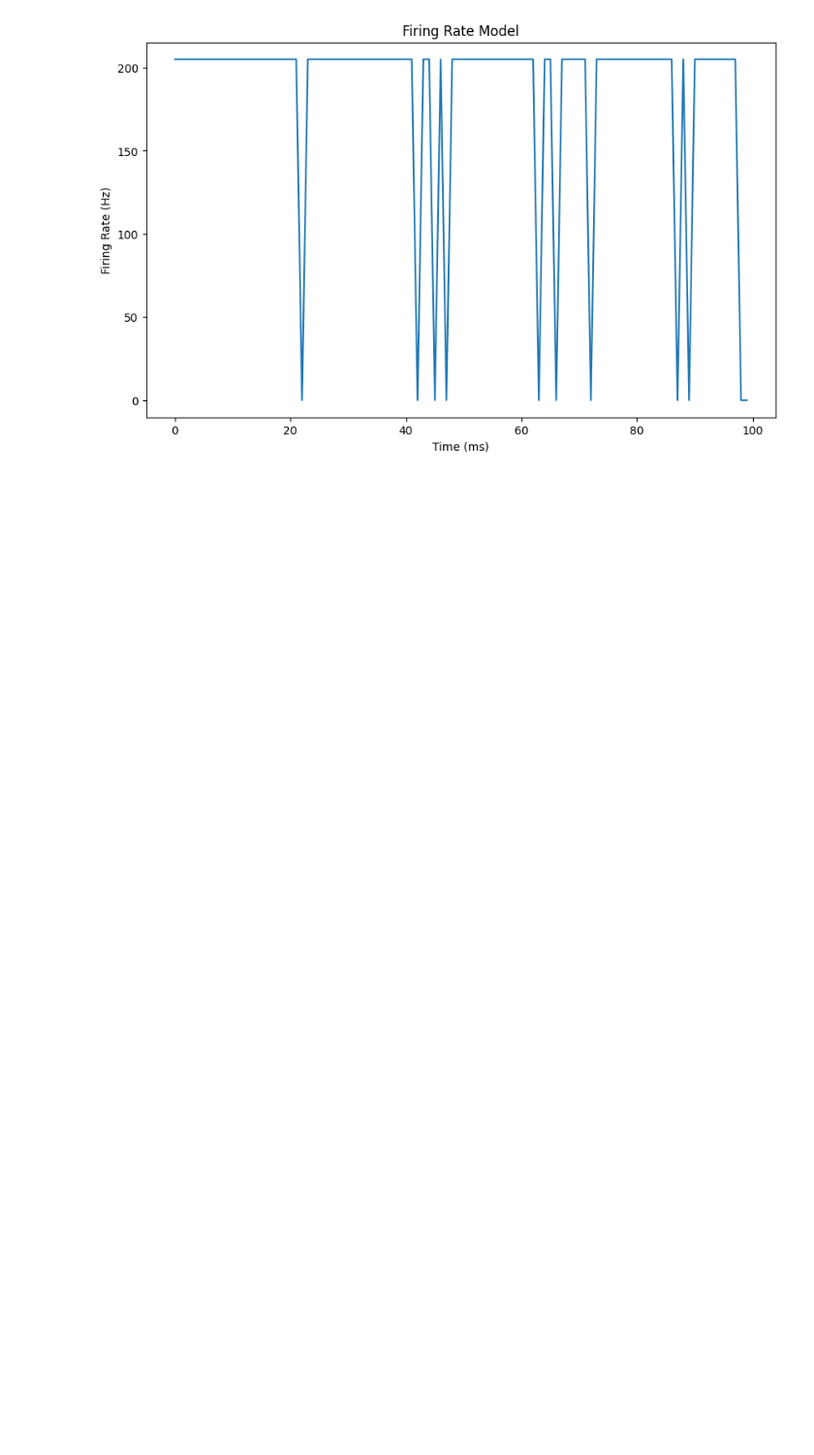
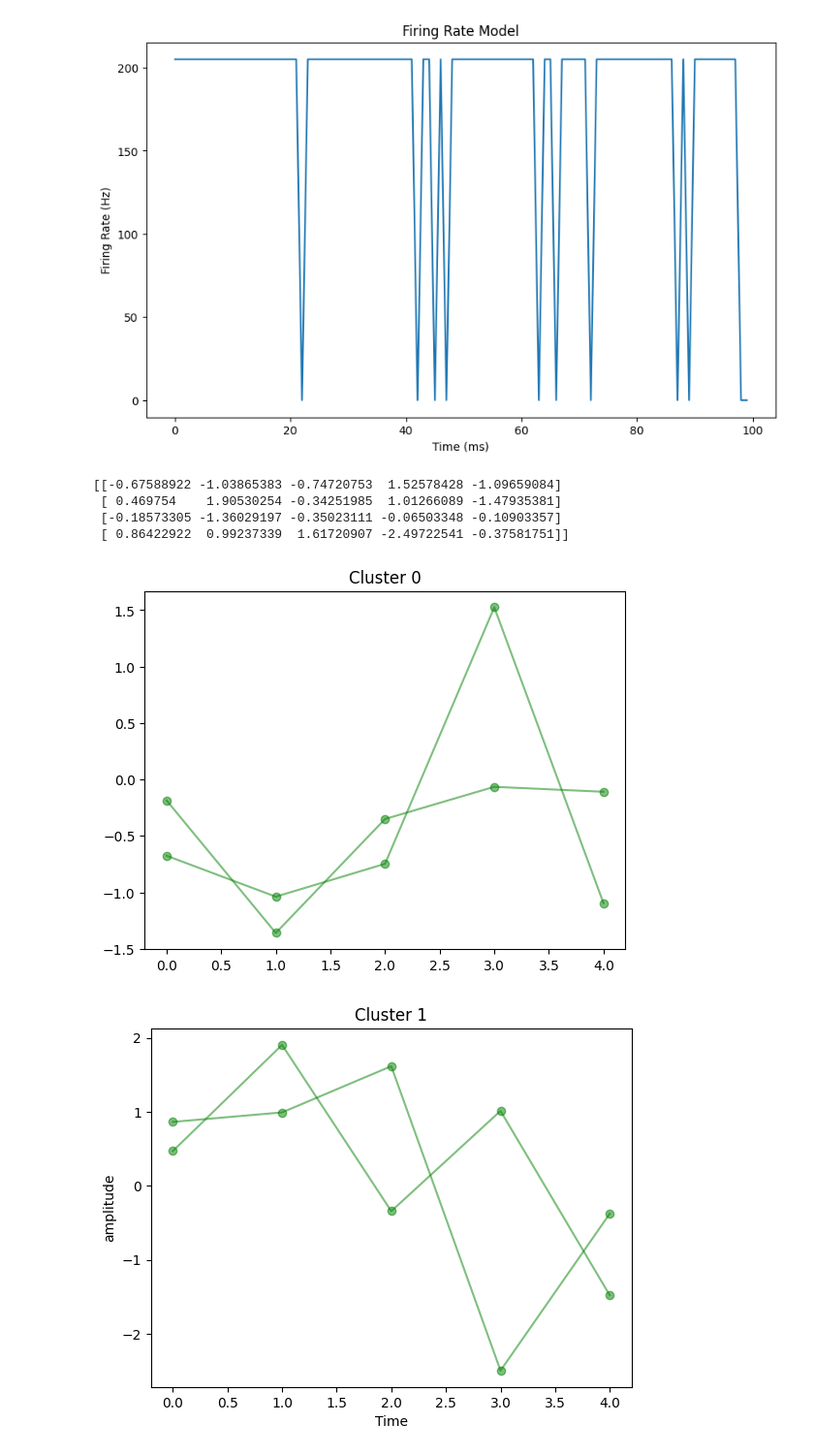
Before and after one commit to Da4kek/CNM, a Jupyter notebook: Example_usage.ipynb, the cells around one changed output. Shown at 97% size. Saved outputs shown, nothing was run; the diff lists cells and outputs as text; code cells hidden in the pictures; blank space fills up the shorter version.

Commit message:
Added spike classification

```diff
--- a/Example_usage.ipynb
+++ b/Example_usage.ipynb
@@ -75,3 +73,22 @@ ani = FuncAnimation(fig,update,frames = np.arange(0,100),blit=False,interval=100
 # %%
 population_act = model.simulate(time_steps, dt)
 plot_spike(np.arange(time_steps),population_act,title="Gaussian Population Model",xlabel="Time (ms)",ylabel="Population Activity")
+# %%
+from src.algorithms import spikes
+import numpy as np
+
+spike_waveforms = np.random.randn(4,5)
+print(spike_waveforms)
+# %% [output]
+[[-0.67588922 -1.03865383 -0.74720753  1.52578428 -1.09659084]
+ [ 0.469754    1.90530254 -0.34251985  1.01266089 -1.47935381]
+ [-0.18573305 -1.36029197 -0.35023111 -0.06503348 -0.10903357]
+ [ 0.86422922  0.99237339  1.61720907 -2.49722541 -0.37581751]]
+# %%
+model = spikes.Classify_WF(spike_waveforms)
+clusters = model.fit()
+# %%
+model.visualize()
+# %% [output]
+[figure, added]
+[figure, added]
```
Also changed, not shown: parts of 1 cell of this notebook, 1 other file.
